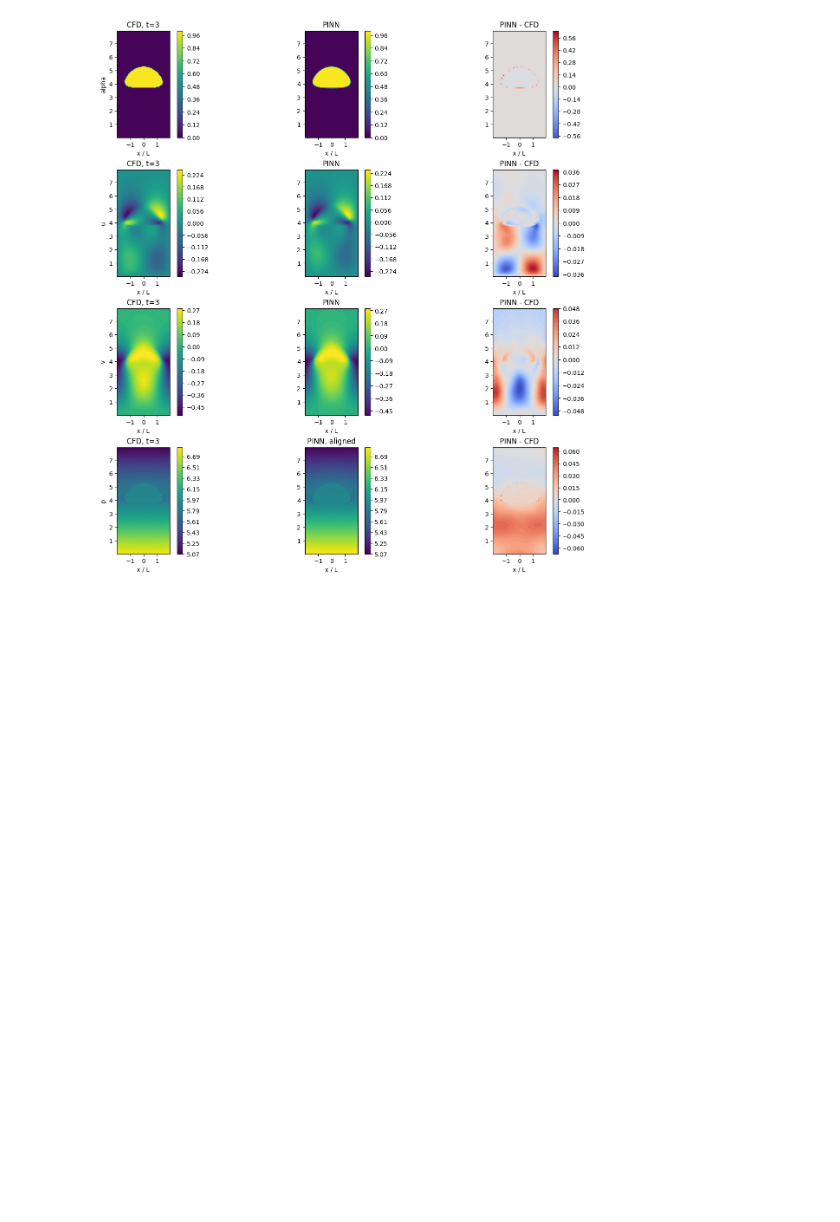
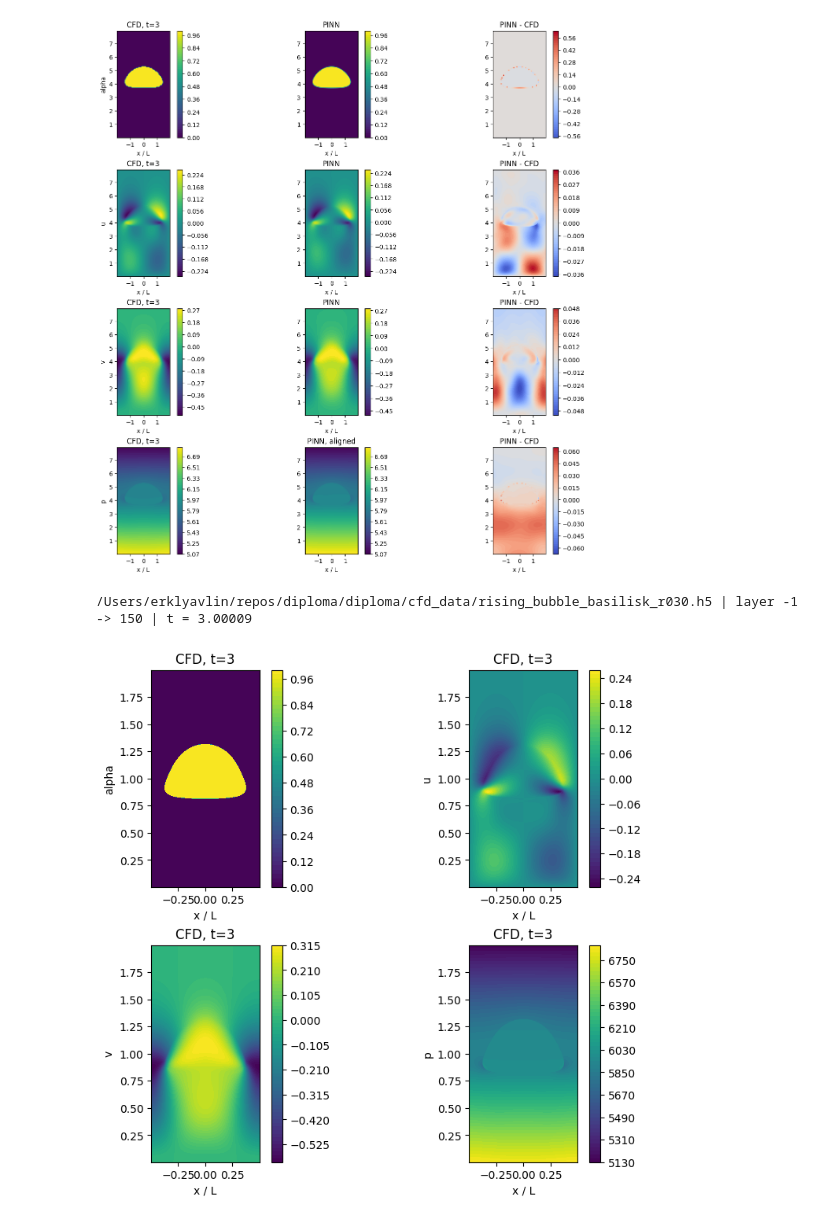
Before and after one commit to 6MIL9/diploma, a Jupyter notebook: diploma/train_rising_bubble.ipynb, the cells around one changed output. Drawn from its saved outputs; the diff is of its cells as text; code cells hidden in the pictures; blank space fills up the shorter version.

```diff
--- a/diploma/train_rising_bubble.ipynb
+++ b/diploma/train_rising_bubble.ipynb
@@ -34,7 +34,8 @@ cuda available: True
 preset_name = "paper_light"  # smoke | default | paper
 cfg = preset_config(preset_name)
 
-cfg.data_path = ROOT_DIR / "diploma" / "cfd_data" / "rising_bubble.h5"
+# cfg.data_path = ROOT_DIR / "diploma" / "cfd_data" / "rising_bubble.h5"
+cfg.data_path = ROOT_DIR / "diploma" / "exp" / "train"
 cfg.output_dir = PROJECT_DIR / "checkpoints"
 cfg.device = "auto"  # auto | cpu | cuda | cuda:0
 cfg.dtype = "float32"
@@ -237,3 +221,74 @@ fig = plot_field_comparison(
 # %%
 # Вертикальный профиль через центр домена. Удобно смотреть alpha, u, v или p.
 plot_centerline(pred, true, coords, field="alpha", time_index=time_index, x_value=0.0);
+# %%
+from pathlib import Path
+
+import h5py
+import numpy as np
+import matplotlib.pyplot as plt
+
+# Укажи путь до нужного .h5 файла и номер временного слоя.
+h5_path = Path("cfd_data/rising_bubble_basilisk_r030.h5")
+time_layer = -1  # можно использовать отрицательные индексы, например -1
+spatial_step = 1  # увеличь, если файл большой и отрисовка тормозит
+
+if not h5_path.is_absolute():
+    base_dir = PROJECT_DIR if "PROJECT_DIR" in globals() else Path.cwd()
+    h5_path = base_dir / h5_path
+
+with h5py.File(h5_path, "r") as h5:
+    required = ("velocityX", "velocityY", "pressure")
+    missing = [name for name in required if name not in h5]
+    if missing:
+        raise KeyError(f"В файле нет датасетов: {missing}. Доступные ключи: {list(h5.keys())}")
+
+    n_times = h5["pressure"].shape[0]
+    t_idx = time_layer if time_layer >= 0 else n_times + time_layer
+    if not 0 <= t_idx < n_times:
+        raise IndexError(f"time_layer={time_layer} вне диапазона [{-n_times}, {n_times - 1}]")
+
+    step = max(1, int(spatial_step))
+    ux = h5["velocityX"][t_idx, ::step, ::step].T
+    uy = h5["velocityY"][t_idx, ::step, ::step].T
+    pressure = h5["pressure"][t_idx, ::step, ::step].T
+    alpha = (h5["levelset"][t_idx, ::step, ::step].T < 0.0).astype(float) if "levelset" in h5 else None
+    time_value = h5["time"][t_idx] if "time" in h5 else None
+
+    x_key = "X" if "X" in h5 else "x"
+    y_key = "Y" if "Y" in h5 else "y"
+    x = h5[x_key][::step] if x_key in h5 else np.arange(pressure.shape[1])
+    y = h5[y_key][::step] if y_key in h5 else np.arange(pressure.shape[0])
+
+l_ref = cfg.physics.l_ref if "cfg" in globals() else 1.0
+x = x / l_ref
+y = y / l_ref
+
+plots = []
+if alpha is not None:
+    plots.append((alpha, "alpha"))
+plots.extend([(ux, "u"), (uy, "v"), (pressure, "p")])
+
+fig, axes = plt.subplots(2, 2, figsize=(8, 7), constrained_layout=True)
+axes = axes.ravel()
+title_time = float(time_value) if time_value is not None else t_idx
+
+for ax, (field, ylabel) in zip(axes, plots):
+    im = ax.contourf(x, y, field, levels=60, cmap="viridis")
+    ax.set_title(f"CFD, t={title_time:.4g}")
+    ax.set_ylabel(ylabel)
+    ax.set_xlabel("x / L")
+    ax.set_aspect("equal")
+    fig.colorbar(im, ax=ax)
+
+for ax in axes[len(plots):]:
+    ax.axis("off")
+
+label = f"{h5_path} | layer {time_layer} -> {t_idx}"
+if time_value is not None:
+    label += f" | t = {float(time_value):.6g}"
+print(label)
+plt.show()
+# %% [output]
+/Users/erklyavlin/repos/diploma/diploma/cfd_data/rising_bubble_basilisk_r030.h5 | layer -1 -> 150 | t = 3.00009
+[figure, added]
```
Also changed, not shown: parts of 4 cells of this notebook, 13 other files.
